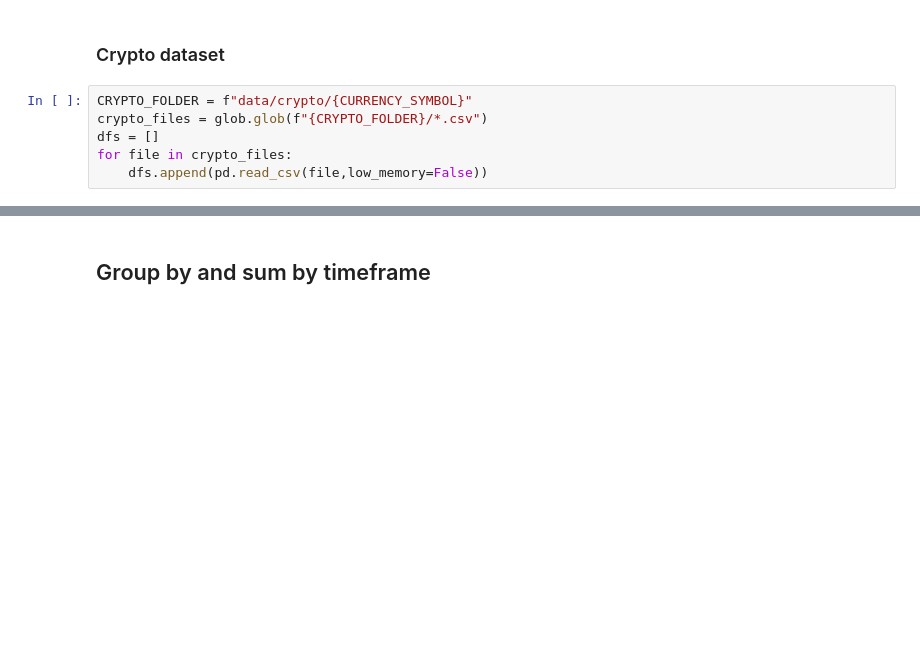
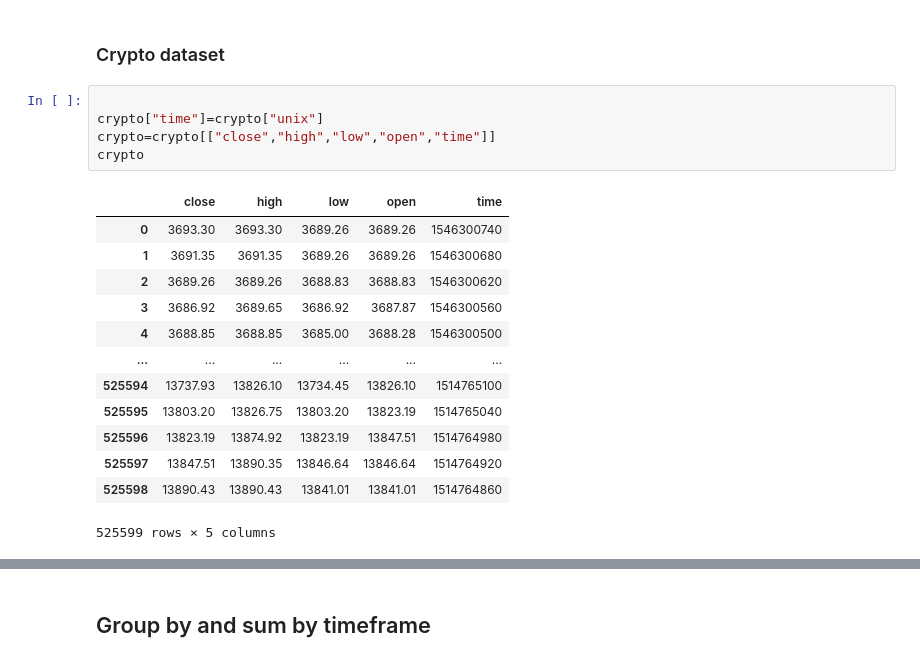
Before and after one commit to HamzaAhmad6292/Crypto_Prediction, a Jupyter notebook: 04_TwitterSentimentAndCryptocurrencies.ipynb, the cells around one changed output, grey strips where cells are left out. Cells and saved outputs as stored; diff of their text form; blank space fills up the shorter version.

```diff
--- a/04_TwitterSentimentAndCryptocurrencies.ipynb
+++ b/04_TwitterSentimentAndCryptocurrencies.ipynb
@@ -42,9 +46,22 @@ We read the data generated from two other notebooks, TwitterExtraction and Crypt
 The data is split into multiple files. Here it is gathered into a single dataframe.
 # %% [markdown]
 ### Crypto dataset
-# %%
-CRYPTO_FOLDER = f"data/crypto/{CURRENCY_SYMBOL}"
-crypto_files = glob.glob(f"{CRYPTO_FOLDER}/*.csv")
-dfs = []
-for file in crypto_files:
-    dfs.append(pd.read_csv(file,low_memory=False))
+# %%
+
+crypto["time"]=crypto["unix"]
+crypto=crypto[["close","high","low","open","time"]]
+crypto
+# %% [output]
+|  | close | high | low | open | time |
+| 0 | 3693.30 | 3693.30 | 3689.26 | 3689.26 | 1546300740 |
+| 1 | 3691.35 | 3691.35 | 3689.26 | 3689.26 | 1546300680 |
+| 2 | 3689.26 | 3689.26 | 3688.83 | 3688.83 | 1546300620 |
+| 3 | 3686.92 | 3689.65 | 3686.92 | 3687.87 | 1546300560 |
+| 4 | 3688.85 | 3688.85 | 3685.00 | 3688.28 | 1546300500 |
+| ... | ... | ... | ... | ... | ... |
+| 525594 | 13737.93 | 13826.10 | 13734.45 | 13826.10 | 1514765100 |
+| 525595 | 13803.20 | 13826.75 | 13803.20 | 13823.19 | 1514765040 |
+| 525596 | 13823.19 | 13874.92 | 13823.19 | 13847.51 | 1514764980 |
+| 525597 | 13847.51 | 13890.35 | 13846.64 | 13846.64 | 1514764920 |
+| 525598 | 13890.43 | 13890.43 | 13841.01 | 13841.01 | 1514764860 |
+525599 rows × 5 columns
```
Also changed, not shown: parts of 10 cells of this notebook.
